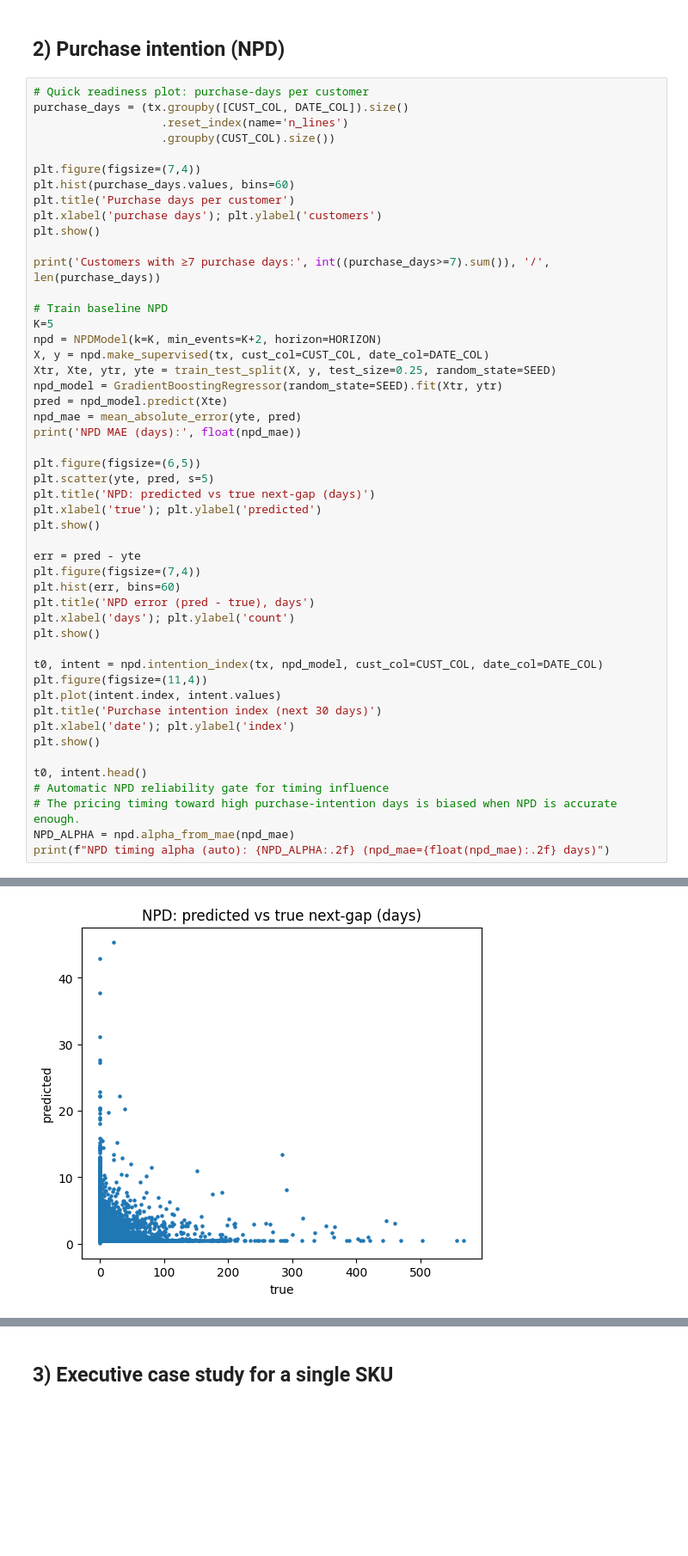
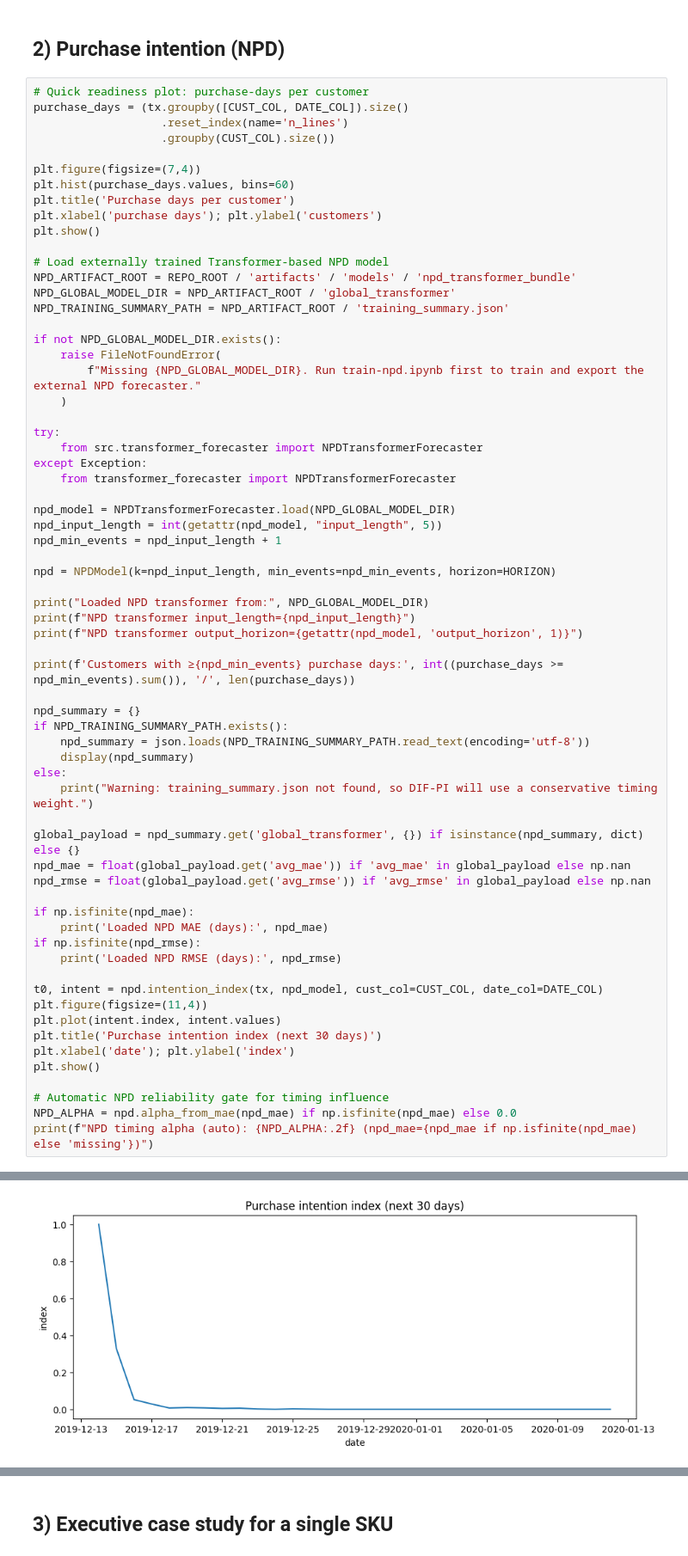
Before and after one commit to alexgrigoras/dif-pi, a Jupyter notebook: dif-pi.ipynb, the cells around one changed output, grey strips where cells are left out. Shown at 86% size. Saved outputs shown, nothing was run; the diff lists cells and outputs as text; blank space fills up the shorter version.

Commit message:
Added npd forecasting using transformer

```diff
--- a/dif-pi.ipynb
+++ b/dif-pi.ipynb
@@ -195,30 +195,48 @@ plt.title('Purchase days per customer')
 plt.xlabel('purchase days'); plt.ylabel('customers')
 plt.show()
 
-print('Customers with ≥7 purchase days:', int((purchase_days>=7).sum()), '/', len(purchase_days))
+# Load externally trained Transformer-based NPD model
+NPD_ARTIFACT_ROOT = REPO_ROOT / 'artifacts' / 'models' / 'npd_transformer_bundle'
+NPD_GLOBAL_MODEL_DIR = NPD_ARTIFACT_ROOT / 'global_transformer'
+NPD_TRAINING_SUMMARY_PATH = NPD_ARTIFACT_ROOT / 'training_summary.json'
 
-# Train baseline NPD
-K=5
-npd = NPDModel(k=K, min_events=K+2, horizon=HORIZON)
-X, y = npd.make_supervised(tx, cust_col=CUST_COL, date_col=DATE_COL)
-Xtr, Xte, ytr, yte = train_test_split(X, y, test_size=0.25, random_state=SEED)
-npd_model = GradientBoostingRegressor(random_state=SEED).fit(Xtr, ytr)
-pred = npd_model.predict(Xte)
-npd_mae = mean_absolute_error(yte, pred)
-print('NPD MAE (days):', float(npd_mae))
+if not NPD_GLOBAL_MODEL_DIR.exists():
+    raise FileNotFoundError(
+        f"Missing {NPD_GLOBAL_MODEL_DIR}. Run train-npd.ipynb first to train and export the external NPD forecaster."
+    )
 
-plt.figure(figsize=(6,5))
-plt.scatter(yte, pred, s=5)
-plt.title('NPD: predicted vs true next-gap (days)')
-plt.xlabel('true'); plt.ylabel('predicted')
-plt.show()
+try:
+    from src.transformer_forecaster import NPDTransformerForecaster
+except Exception:
+    from transformer_forecaster import NPDTransformerForecaster
 
-err = pred - yte
-plt.figure(figsize=(7,4))
-plt.hist(err, bins=60)
-plt.title('NPD error (pred - true), days')
-plt.xlabel('days'); plt.ylabel('count')
-plt.show()
+npd_model = NPDTransformerForecaster.load(NPD_GLOBAL_MODEL_DIR)
+npd_input_length = int(getattr(npd_model, "input_length", 5))
+npd_min_events = npd_input_length + 1
+
+npd = NPDModel(k=npd_input_length, min_events=npd_min_events, horizon=HORIZON)
+
+print("Loaded NPD transformer from:", NPD_GLOBAL_MODEL_DIR)
+print(f"NPD transformer input_length={npd_input_length}")
+print(f"NPD transformer output_horizon={getattr(npd_model, 'output_horizon', 1)}")
+
+print(f'Customers with ≥{npd_min_events} purchase days:', int((purchase_days >= npd_min_events).sum()), '/', len(purchase_days))
+
+npd_summary = {}
+if NPD_TRAINING_SUMMARY_PATH.exists():
+    npd_summary = json.loads(NPD_TRAINING_SUMMARY_PATH.read_text(encoding='utf-8'))
+    display(npd_summary)
+else:
+    print("Warning: training_summary.json not found, so DIF-PI will use a conservative timing weight.")
+
+global_payload = npd_summary.get('global_transformer', {}) if isinstance(npd_summary, dict) else {}
+npd_mae = float(global_payload.get('avg_mae')) if 'avg_mae' in global_payload else np.nan
+npd_rmse = float(global_payload.get('avg_rmse')) if 'avg_rmse' in global_payload else np.nan
+
+if np.isfinite(npd_mae):
+    print('Loaded NPD MAE (days):', npd_mae)
+if np.isfinite(npd_rmse):
+    print('Loaded NPD RMSE (days):', npd_rmse)
 
 t0, intent = npd.intention_index(tx, npd_model, cust_col=CUST_COL, date_col=DATE_COL)
 plt.figure(figsize=(11,4))
@@ -227,10 +245,8 @@ plt.title('Purchase intention index (next 30 days)')
 plt.xlabel('date'); plt.ylabel('index')
 plt.show()
 
-t0, intent.head()
 # Automatic NPD reliability gate for timing influence
-# The pricing timing toward high purchase-intention days is biased when NPD is accurate enough.
-NPD_ALPHA = npd.alpha_from_mae(npd_mae)
-print(f"NPD timing alpha (auto): {NPD_ALPHA:.2f} (npd_mae={float(npd_mae):.2f} days)")
+NPD_ALPHA = npd.alpha_from_mae(npd_mae) if np.isfinite(npd_mae) else 0.0
+print(f"NPD timing alpha (auto): {NPD_ALPHA:.2f} (npd_mae={npd_mae if np.isfinite(npd_mae) else 'missing'})")
 # %% [output]
 [figure]
@@ -239 +276 @@ NPD MAE (days): 1.078113866446046
-[figure, old version]
+[figure, new version]
```
Also changed, not shown: parts of 14 cells of this notebook, 6 other files.
